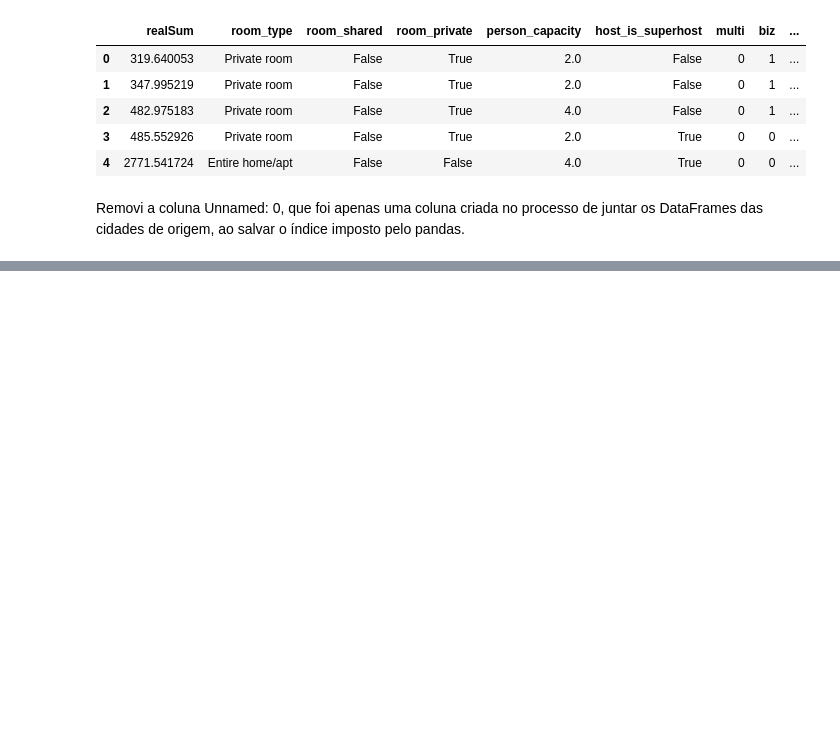
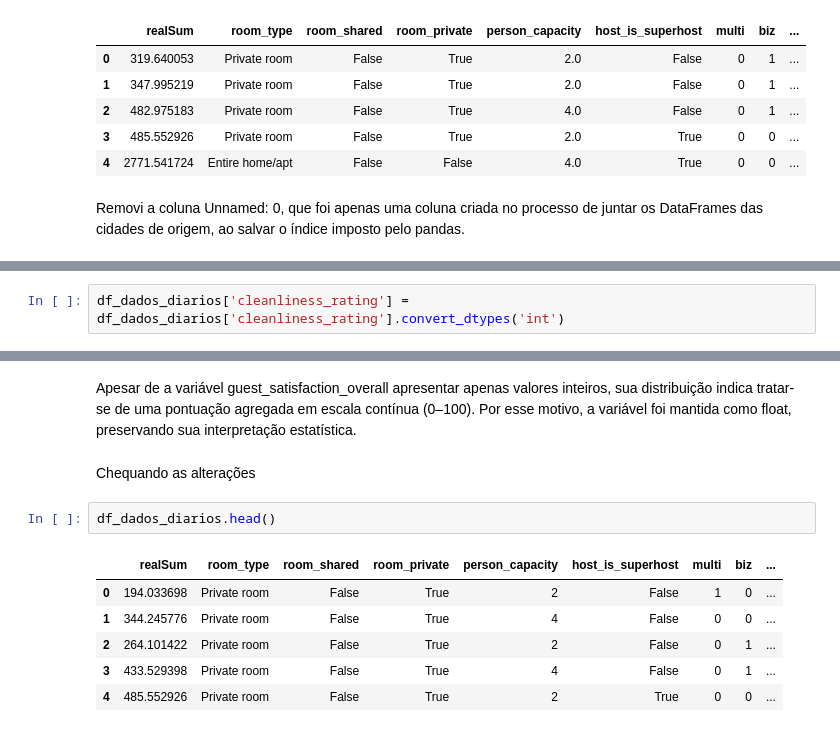
Before and after one commit to walleceoli/airbnb-europe-insights-, a Jupyter notebook: analise.ipynb, the cells around one changed output, grey strips where cells are left out. Drawn from its saved outputs; the diff is of its cells as text; blank space fills up the shorter version.

```diff
--- a/analise.ipynb
+++ b/analise.ipynb
@@ -296,0 +361,2 @@ Removi a coluna Unnamed: 0, que foi apenas uma coluna criada no processo de junt
+# %%
+df_dados_diarios['cleanliness_rating'] = df_dados_diarios['cleanliness_rating'].convert_dtypes('int')
@@ -296,0 +475,13 @@ Removi a coluna Unnamed: 0, que foi apenas uma coluna criada no processo de junt
+# %% [markdown]
+Apesar de a variável guest_satisfaction_overall apresentar apenas valores inteiros, sua distribuição indica tratar-se de uma pontuação agregada em escala contínua (0–100). Por esse motivo, a variável foi mantida como float, preservando sua interpretação estatística.
+# %% [markdown]
+Chequando as alterações
+# %%
+df_dados_diarios.head()
+# %% [output]
+|  | realSum | room_type | room_shared | room_private | person_capacity | host_is_superhost | multi | biz | ... |
+| 0 | 194.033698 | Private room | False | True | 2 | False | 1 | 0 | ... |
+| 1 | 344.245776 | Private room | False | True | 4 | False | 0 | 0 | ... |
+| 2 | 264.101422 | Private room | False | True | 2 | False | 0 | 1 | ... |
+| 3 | 433.529398 | Private room | False | True | 4 | False | 0 | 1 | ... |
+| 4 | 485.552926 | Private room | False | True | 2 | True | 0 | 0 | ... |
```
Also changed, not shown: parts of 26 cells of this notebook.
